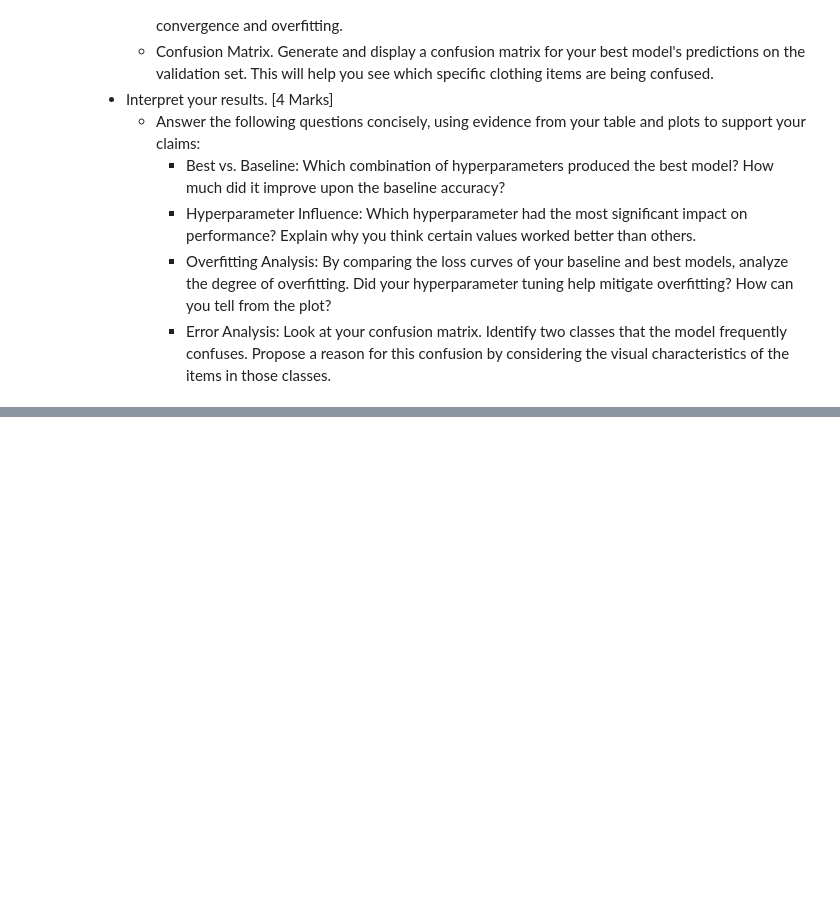
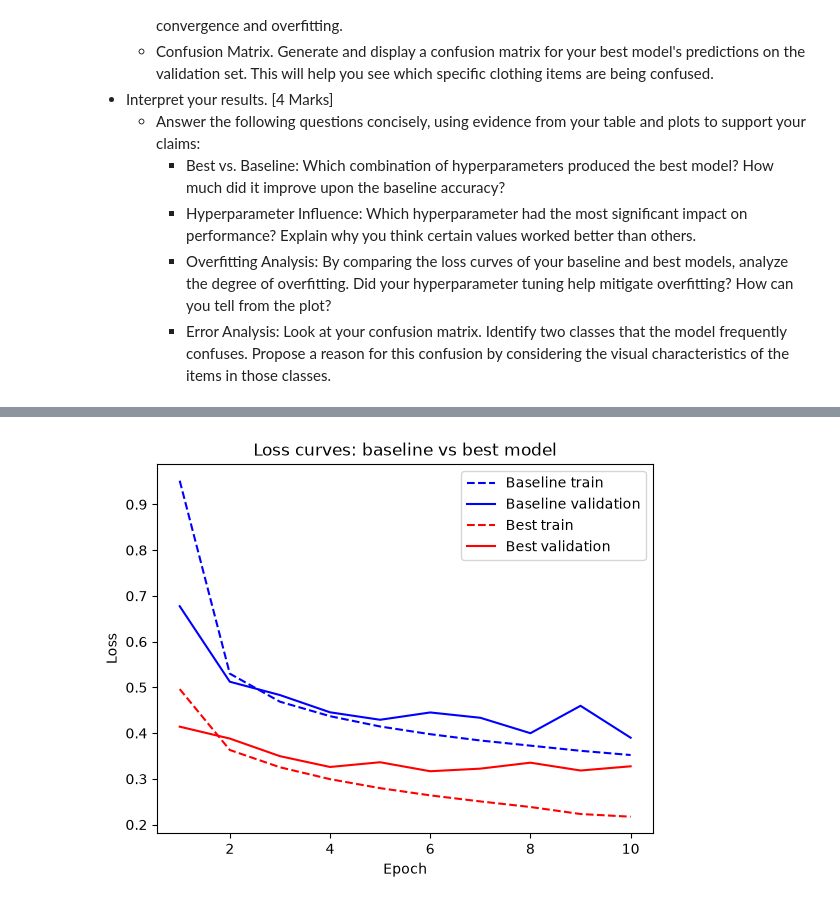
Before and after one commit to Tlotloolifant/CSC-2042S-Assignment-3, a Jupyter notebook: CSC2042S_Assignment3_NeuralNetworks_2026.ipynb, the cells around one changed output, grey strips where cells are left out. Drawn from its saved outputs; the diff is of its cells as text; code cells hidden in the pictures; blank space fills up the shorter version.

```diff
--- a/CSC2042S_Assignment3_NeuralNetworks_2026.ipynb
+++ b/CSC2042S_Assignment3_NeuralNetworks_2026.ipynb
@@ -314,0 +333,17 @@ In this final section, you will analyse the results of your experiment and repor
+# %%
+#Loss curves
+best_run = max(results, key=lambda r: r["final_val_acc"])
+best_history = best_run["history"]
+
+epochs = range(1, 11)
+plt.plot(epochs, baseline_history["train_loss"], "b--", label="Baseline train")
+plt.plot(epochs, baseline_history["val_loss"], "b-", label="Baseline validation")
+plt.plot(epochs, best_history["train_loss"], "r--", label="Best train")
+plt.plot(epochs, best_history["val_loss"], "r-", label="Best validation")
+plt.xlabel("Epoch")
+plt.ylabel("Loss")
+plt.title("Loss curves: baseline vs best model")
+plt.legend()
+plt.show()
+# %% [output]
+[figure, added]
```
Also changed, not shown: parts of 3 cells of this notebook.
